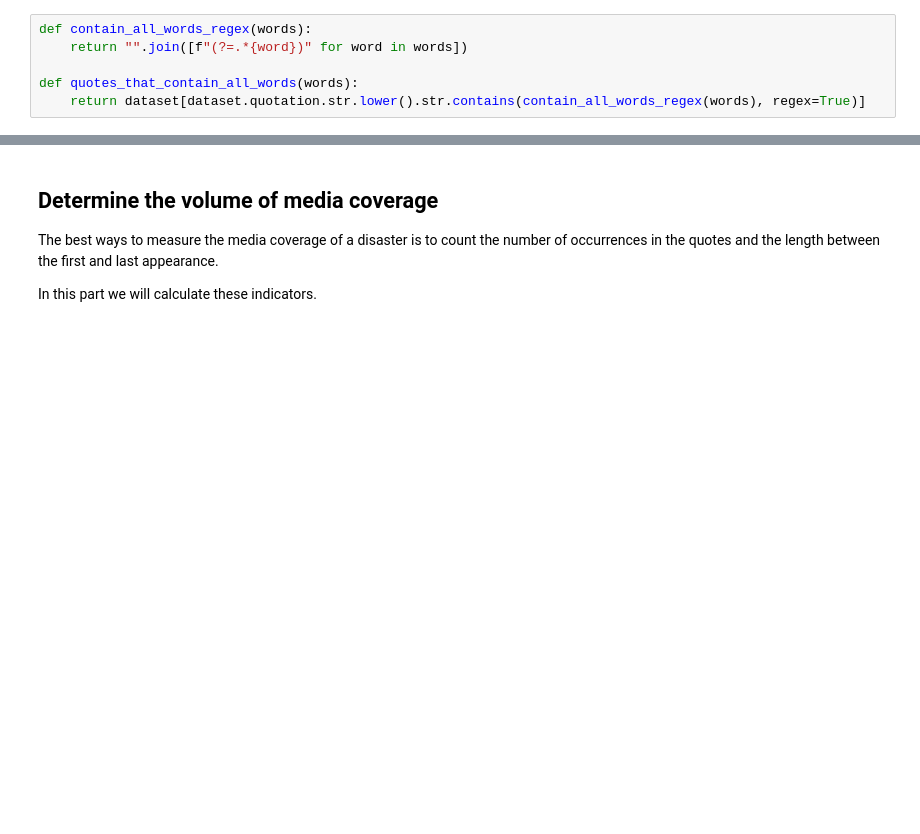
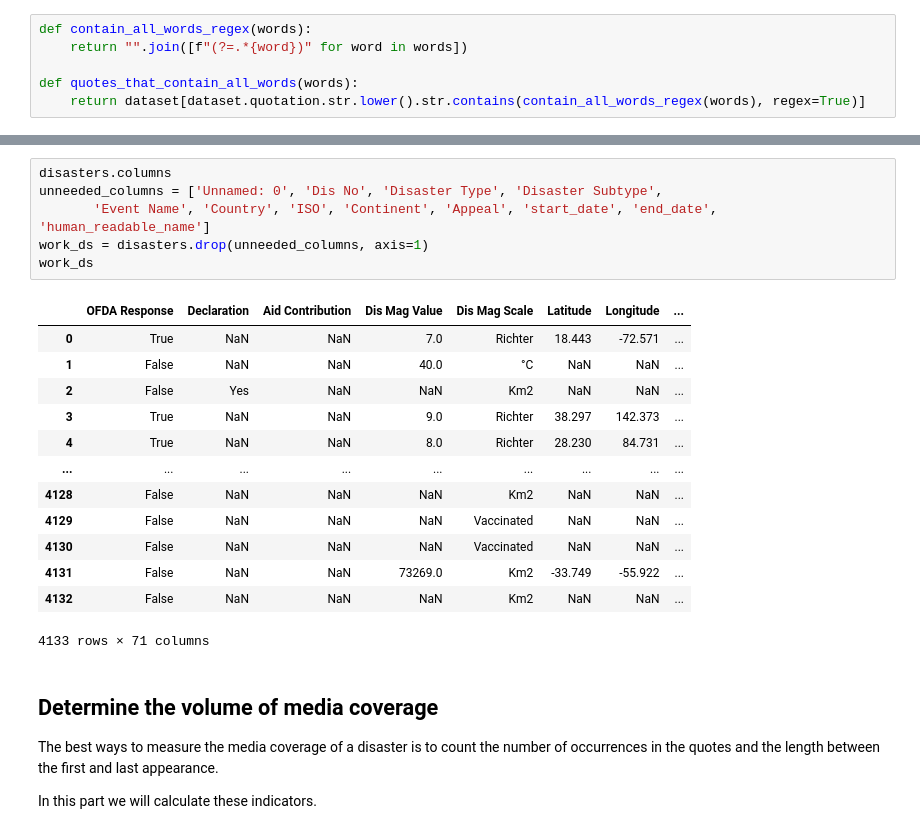
Before and after one commit to epfl-ada/ada-2021-project-hivemind, a Jupyter notebook: media_influencing_factors.ipynb, the cells around one changed output, grey strips where cells are left out. Cells and saved outputs as stored; diff of their text form; blank space fills up the shorter version.

```diff
--- a/media_influencing_factors.ipynb
+++ b/media_influencing_factors.ipynb
@@ -57,3 +118,23 @@ def quotes_that_contain_all_words(words):
+# %%
+disasters.columns
+unneeded_columns = ['Unnamed: 0', 'Dis No', 'Disaster Type', 'Disaster Subtype',
+       'Event Name', 'Country', 'ISO', 'Continent', 'Appeal', 'start_date', 'end_date', 'human_readable_name']
+work_ds = disasters.drop(unneeded_columns, axis=1)
+work_ds
+# %% [output]
+|  | OFDA Response | Declaration | Aid Contribution | Dis Mag Value | Dis Mag Scale | Latitude | Longitude | ... |
+| 0 | True | NaN | NaN | 7.0 | Richter | 18.443 | -72.571 | ... |
+| 1 | False | NaN | NaN | 40.0 | °C | NaN | NaN | ... |
+| 2 | False | Yes | NaN | NaN | Km2 | NaN | NaN | ... |
+| 3 | True | NaN | NaN | 9.0 | Richter | 38.297 | 142.373 | ... |
+| 4 | True | NaN | NaN | 8.0 | Richter | 28.230 | 84.731 | ... |
+| ... | ... | ... | ... | ... | ... | ... | ... | ... |
+| 4128 | False | NaN | NaN | NaN | Km2 | NaN | NaN | ... |
+| 4129 | False | NaN | NaN | NaN | Vaccinated | NaN | NaN | ... |
+| 4130 | False | NaN | NaN | NaN | Vaccinated | NaN | NaN | ... |
+| 4131 | False | NaN | NaN | 73269.0 | Km2 | -33.749 | -55.922 | ... |
+| 4132 | False | NaN | NaN | NaN | Km2 | NaN | NaN | ... |
+4133 rows × 71 columns
 # %% [markdown]
 ## Determine the volume of media coverage
 
```
Also changed, not shown: parts of 16 cells of this notebook.
